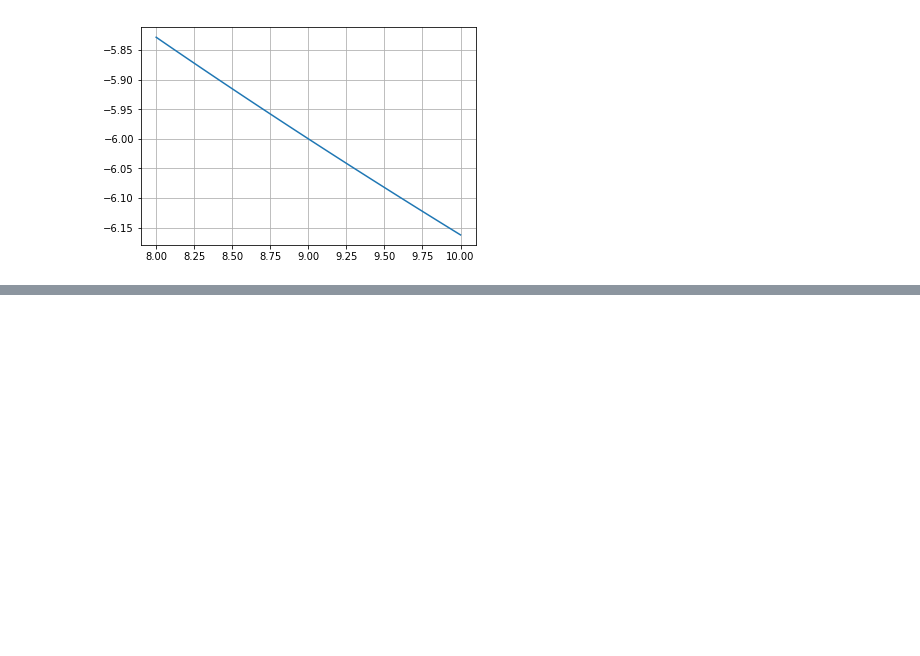
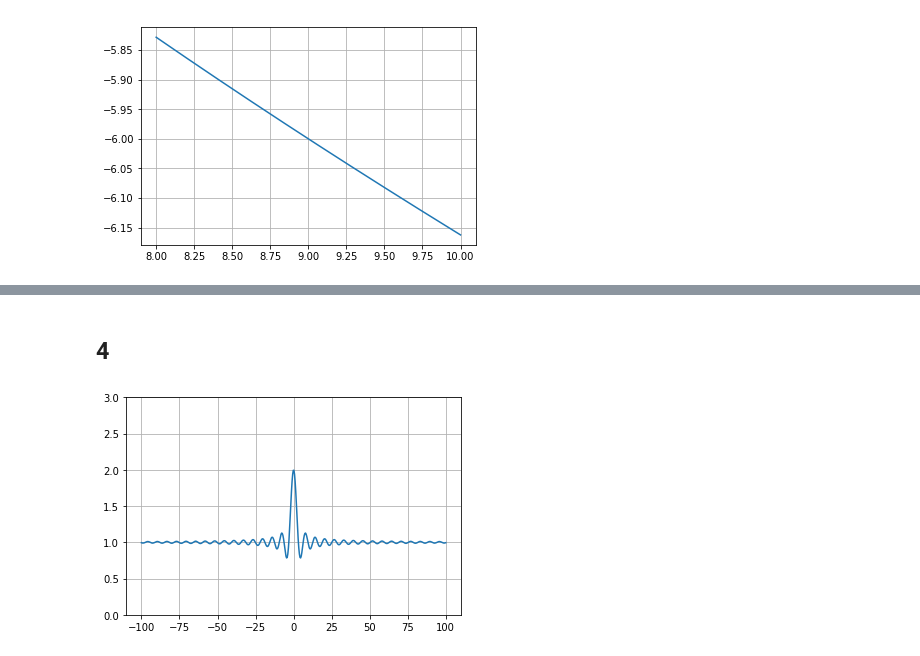
Before and after one commit to bddap/math251, a Jupyter notebook: lab2.ipynb, the cells around one changed output, grey strips where cells are left out. Drawn from its saved outputs; the diff is of its cells as text; code cells hidden in the pictures; blank space fills up the shorter version.

```diff
--- a/lab2.ipynb
+++ b/lab2.ipynb
@@ -391,0 +487,9 @@ plot(lambda x: (9 - x) / (sqrt(x) - 3), 8, 10)
+# %% [markdown]
+## 4
+# %%
+plot(
+    lambda t: 1 + sin(t) / t,
+    -100, 100, [-0, 3]
+)
+# %% [output]
+[figure, added]
```
Also changed, not shown: parts of 12 cells of this notebook, 1 other file.
